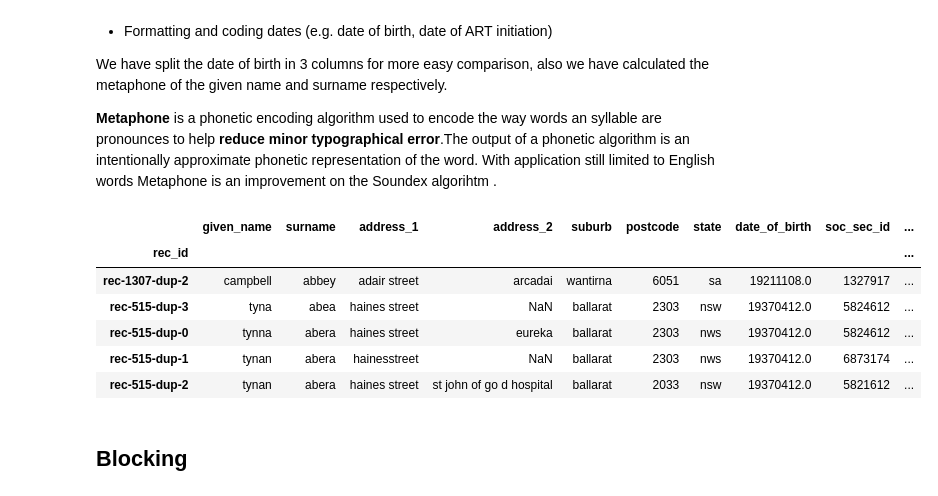
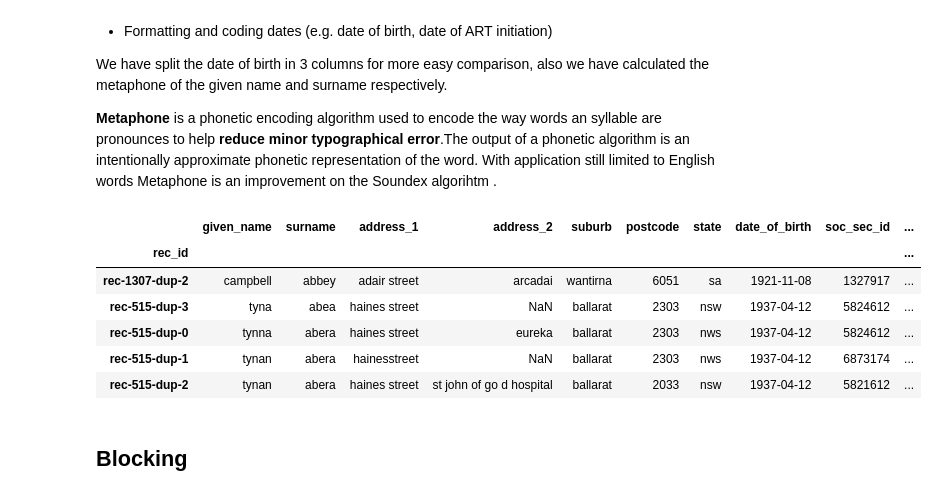
Before and after one commit to mayerantoine/2019-intro-patient-matching, a Jupyter notebook: Introduction to Patient Matching.ipynb, the cells around one changed output. Cells and saved outputs as stored; diff of their text form; code cells hidden in the pictures.

```diff
--- a/Introduction to Patient Matching.ipynb
+++ b/Introduction to Patient Matching.ipynb
@@ -101,22 +101,26 @@ We have split the date of birth in 3 columns for more easy comparison, also we h
 
 **Metaphone** is a phonetic encoding algorithm used to encode the way words an syllable are pronounces to help **reduce minor typographical error**.The output of a phonetic algorithm is an intentionally approximate phonetic representation of the word. With application still limited to English words Metaphone is an improvement on the Soundex algorihtm .
 # %%
-df_a['date_of_birth'] = df_a['date_of_birth'].astype(str)
-df_a['YearB'] = df_a['date_of_birth'].str[:4].astype(str)
-df_a['MonthB'] = df_a['date_of_birth'].str[5:7].astype(str)
-df_a['DayB'] = df_a['date_of_birth'].str[6:].astype(str)
+df_a['date_of_birth'] = pd.to_datetime(df_a['date_of_birth'],format='%Y%m%d', errors='coerce')
+#df_a['date_of_birth'] = df_a['date_of_birth'].astype(str)
+df_a['YearB'] = df_a['date_of_birth'].dt.year.astype('Int64')
+df_a['MonthB'] = df_a['date_of_birth'].dt.month.astype('Int64')
+df_a['DayB'] = df_a['date_of_birth'].dt.day.astype('Int64')
+#df_a['YearB'] = df_a['date_of_birth'].str[:4].astype(str)
+#df_a['MonthB'] = df_a['date_of_birth'].str[5:7].astype(str)
+#df_a['DayB'] = df_a['date_of_birth'].str[6:].astype(str)
 
-df_a['metaphone_given_name'] = phonetic(df_a['given_name'], method='soundex')
+df_a['metaphone_given_name'] = phonetic(df_a['given_name'], method='metaphone')
 df_a['metaphone_surname'] = phonetic(df_a['surname'], method='metaphone')
 df_a.sort_values('surname').head()
 # %% [output]
 |  | given_name | surname | address_1 | address_2 | suburb | postcode | state | date_of_birth | soc_sec_id | ... |
 | rec_id |  |  |  |  |  |  |  |  |  | ... |
-| rec-1307-dup-2 | campbell | abbey | adair street | arcadai | wantirna | 6051 | sa | 19211108.0 | 1327917 | ... |
-| rec-515-dup-3 | tyna | abea | haines street | NaN | ballarat | 2303 | nsw | 19370412.0 | 5824612 | ... |
-| rec-515-dup-0 | tynna | abera | haines street | eureka | ballarat | 2303 | nws | 19370412.0 | 5824612 | ... |
-| rec-515-dup-1 | tynan | abera | hainesstreet | NaN | ballarat | 2303 | nws | 19370412.0 | 6873174 | ... |
-| rec-515-dup-2 | tynan | abera | haines street | st john of go d hospital | ballarat | 2033 | nsw | 19370412.0 | 5821612 | ... |
+| rec-1307-dup-2 | campbell | abbey | adair street | arcadai | wantirna | 6051 | sa | 1921-11-08 | 1327917 | ... |
+| rec-515-dup-3 | tyna | abea | haines street | NaN | ballarat | 2303 | nsw | 1937-04-12 | 5824612 | ... |
+| rec-515-dup-0 | tynna | abera | haines street | eureka | ballarat | 2303 | nws | 1937-04-12 | 5824612 | ... |
+| rec-515-dup-1 | tynan | abera | hainesstreet | NaN | ballarat | 2303 | nws | 1937-04-12 | 6873174 | ... |
+| rec-515-dup-2 | tynan | abera | haines street | st john of go d hospital | ballarat | 2033 | nsw | 1937-04-12 | 5821612 | ... |
 # %% [markdown]
 ## Blocking
 # %% [markdown]
```
Also changed, not shown: parts of 11 cells of this notebook, 2 other files.
